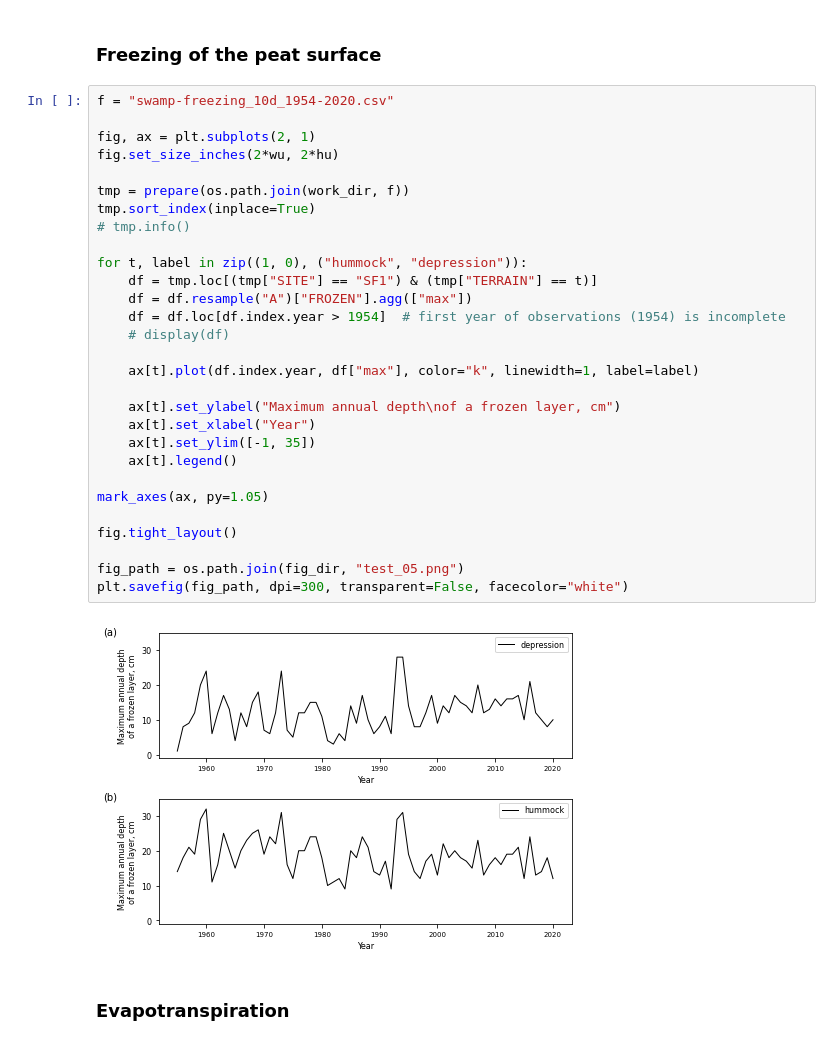
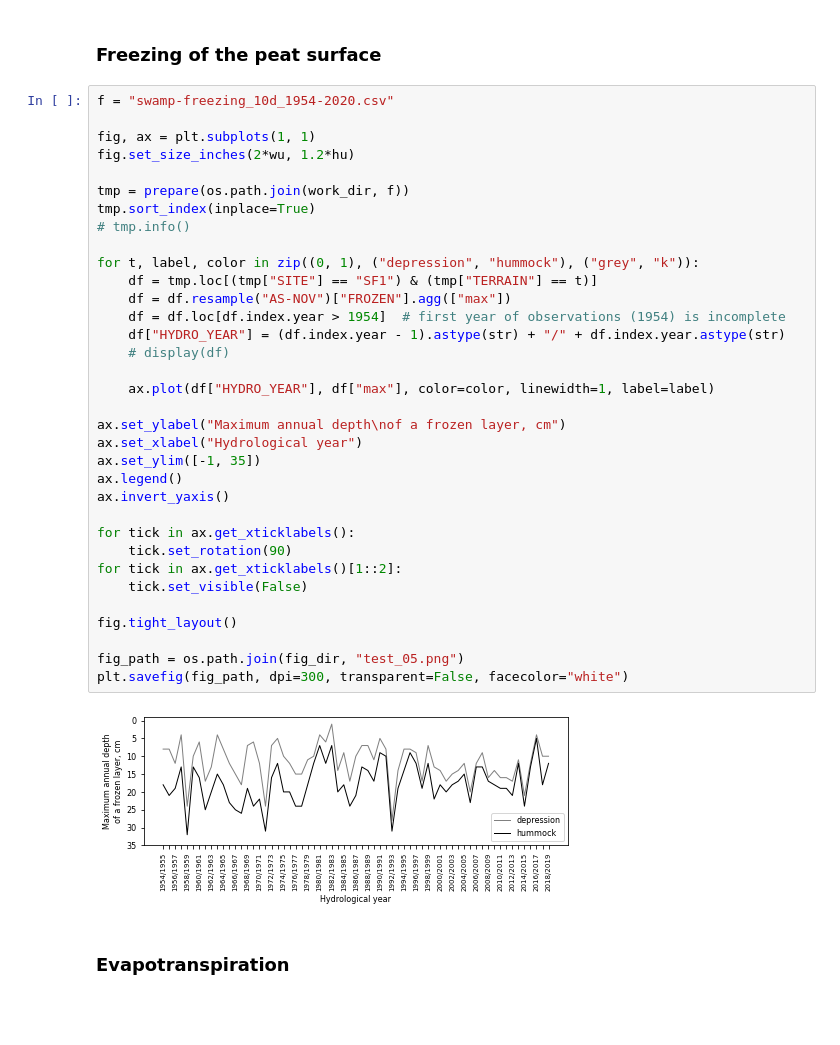
Before and after one commit to shi-hydrology/lammin-suo-plots, a Jupyter notebook: lammin_suo_plots.ipynb, the cells around one changed output. Saved outputs shown, nothing was run; the diff lists cells and outputs as text; blank space fills up the shorter version.

Commit message:
merged terrain types into one plot

```diff
--- a/lammin_suo_plots.ipynb
+++ b/lammin_suo_plots.ipynb
@@ -700,34 +700,39 @@ Trend slope for the depth of 320 cm: 0.23°C/decade
 # %%
 f = "swamp-freezing_10d_1954-2020.csv"
 
-fig, ax = plt.subplots(2, 1)
-fig.set_size_inches(2*wu, 2*hu)
+fig, ax = plt.subplots(1, 1)
+fig.set_size_inches(2*wu, 1.2*hu)
 
 tmp = prepare(os.path.join(work_dir, f))
 tmp.sort_index(inplace=True)
 # tmp.info()
 
-for t, label in zip((1, 0), ("hummock", "depression")):
+for t, label, color in zip((0, 1), ("depression", "hummock"), ("grey", "k")):
     df = tmp.loc[(tmp["SITE"] == "SF1") & (tmp["TERRAIN"] == t)]
-    df = df.resample("A")["FROZEN"].agg(["max"])
+    df = df.resample("AS-NOV")["FROZEN"].agg(["max"])
     df = df.loc[df.index.year > 1954]  # first year of observations (1954) is incomplete
+    df["HYDRO_YEAR"] = (df.index.year - 1).astype(str) + "/" + df.index.year.astype(str)
     # display(df)
 
-    ax[t].plot(df.index.year, df["max"], color="k", linewidth=1, label=label)
+    ax.plot(df["HYDRO_YEAR"], df["max"], color=color, linewidth=1, label=label)
 
-    ax[t].set_ylabel("Maximum annual depth\nof a frozen layer, cm")
-    ax[t].set_xlabel("Year")
-    ax[t].set_ylim([-1, 35])
-    ax[t].legend()
+ax.set_ylabel("Maximum annual depth\nof a frozen layer, cm")
+ax.set_xlabel("Hydrological year")
+ax.set_ylim([-1, 35])
+ax.legend()
+ax.invert_yaxis()
 
-mark_axes(ax, py=1.05)
+for tick in ax.get_xticklabels():
+    tick.set_rotation(90)
+for tick in ax.get_xticklabels()[1::2]:
+    tick.set_visible(False)
 
 fig.tight_layout()
 
 fig_path = os.path.join(fig_dir, "test_05.png")
 plt.savefig(fig_path, dpi=300, transparent=False, facecolor="white")
 # %% [output]
-[figure, old version]
+[figure, new version]
 # %% [markdown]
 ### Evapotranspiration
 # %%
```
